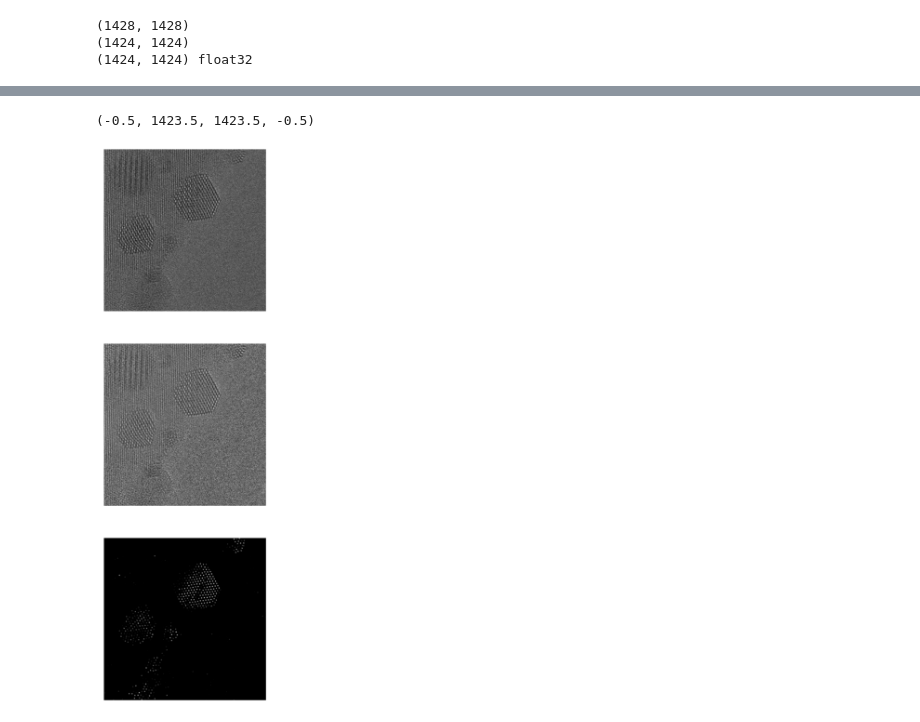
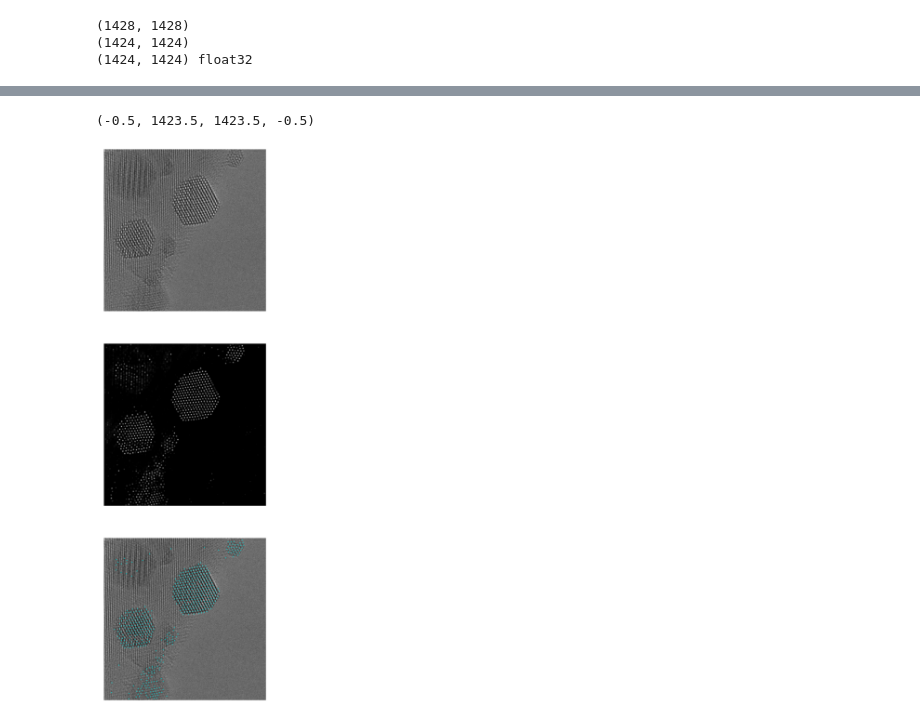
Before and after one commit to schiotz/atomic-resolution-tensorflow, a Jupyter notebook: Try expt with CNN.ipynb, the cells around one changed output, grey strips where cells are left out. Cells and saved outputs as stored; diff of their text form; code cells hidden in the pictures.

```diff
--- a/Try expt with CNN.ipynb
+++ b/Try expt with CNN.ipynb
@@ -47,3 +29,10 @@ def load(data_dir):
+# %%
+if False:
+    graph_dir = 'graphs-110-negdefocus'
+    graph_path = os.path.join(graph_dir, 'clusters-89.h5')
+else:
+    graph_dir = 'graphs-110-k80'
+    graph_path = os.path.join(graph_dir, 'clusters-99.h5')
 # %%
 def load_CNN(graph_path, size, num_gpus=1):
     "Load the Keras neural net, and return a Model."
@@ -66,14 +55,22 @@ def load_CNN(graph_path, size, num_gpus=1):
 
     return (x, model)
 # %%
-f = 'Au-CeO2_HVAC14_Hour_00_Minute_00_Second_00_Frame_0004.dm4'
-a = hs.load(f)
-image_size = a.data.shape
+if True:
+    d = 'experiment/Au-CeO2_HVAC12/Hour_00/Minute_00/Second_00/'
+    f = 'Au-CeO2_HVAC12_Hour_00_Minute_00_Second_00_Frame_0002.dm4'
+    a = hs.load(d+f)
+    image = a.data
+else:
+    f = 'experiment/Au-CeO2__200_CO_7_250/frame00001.png'
+    a = skimage.io.imread(f)
+    image = skimage.color.rgb2gray(a)
+    image = skimage.transform.rescale(image, 2.4, multichannel=False)
+image_size = image.shape
 print(image_size)
 # Must be divisible by 8
 image_size = tuple(np.array(image_size) // 8 * 8)
 print(image_size)
-image = a.data[:image_size[0],:image_size[1]]
+image = image[:image_size[0],:image_size[1]]
 print(image.shape, image.dtype)
 # %% [output]
 (1428, 1428)
@@ -101,0 +99,6 @@ predictions = model.predict(img2)
+# %%
+peaks = find_local_peaks(predictions[0,:,:,0], min_distance=25,
+                         threshold=0.5, exclude_border=10,
+                         exclude_adjacent=True)
+peaks = refine_peaks(normalize(predictions[0,:,:,0]), peaks,
+                               disk(2), model='polynomial')
@@ -102,11 +108,13 @@ predictions = model.predict(img2)
 # %%
-ig, (ax1, ax2, ax3) = plt.subplots(3,1,figsize=(15,50))
-im1 = ax1.imshow(image.T,cmap='gray')
-im2 = ax2.imshow(img2[0,:,:,0].T,cmap='gray')
-im3 = ax3.imshow(predictions[0,:,:,0].T,cmap='gray')
-ax1.axis('off')
-ax2.axis('off')
-ax3.axis('off')
+ig, (ax_raw, ax_pred, ax_atoms) = plt.subplots(3,1,figsize=(15,50))
+im1 = ax_raw.imshow(image.T,cmap='gray')
+#im2 = ax2.imshow(img2[0,:,:,0].T,cmap='gray')
+im2 = ax_pred.imshow(predictions[0,:,:,0].T,cmap='gray')
+im3 = ax_atoms.imshow(image.T, cmap='gray')
+ax_atoms.scatter(peaks[:,0], peaks[:,1], c='c', marker='+', linewidth=2.0)
+ax_raw.axis('off')
+ax_pred.axis('off')
+ax_atoms.axis('off')
 # %% [output]
 (-0.5, 1423.5, 1423.5, -0.5)
-[figure, old version]
+[figure, new version]
```
Also changed, not shown: parts of 8 cells of this notebook, 2 other files.
